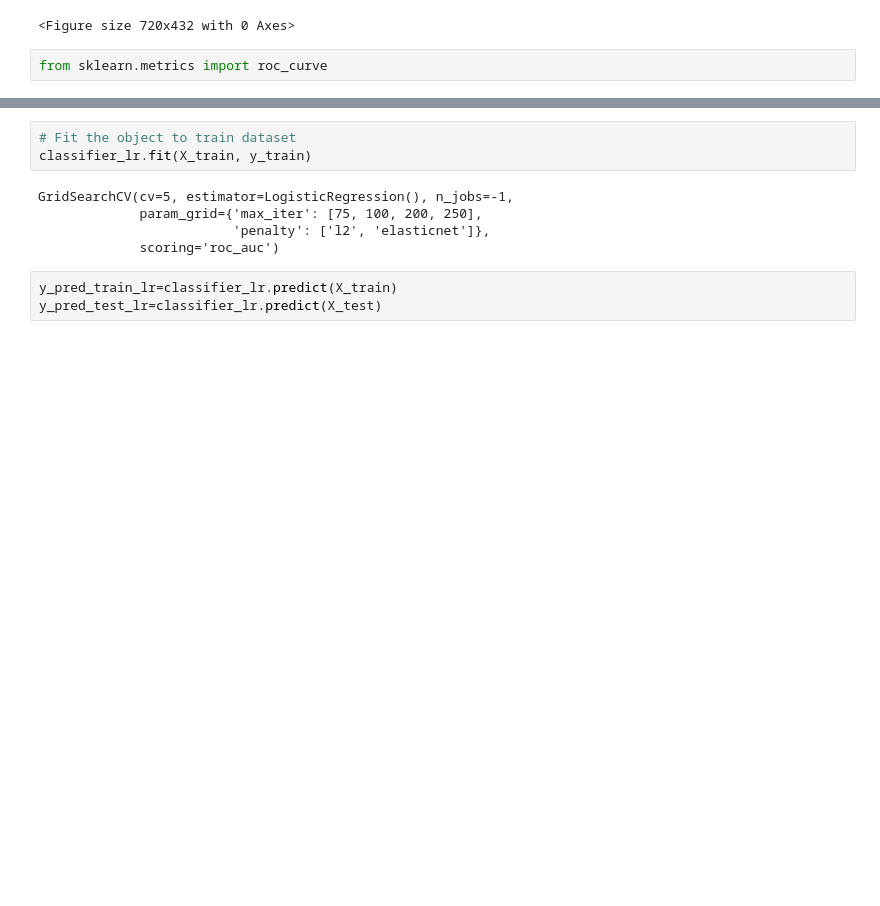
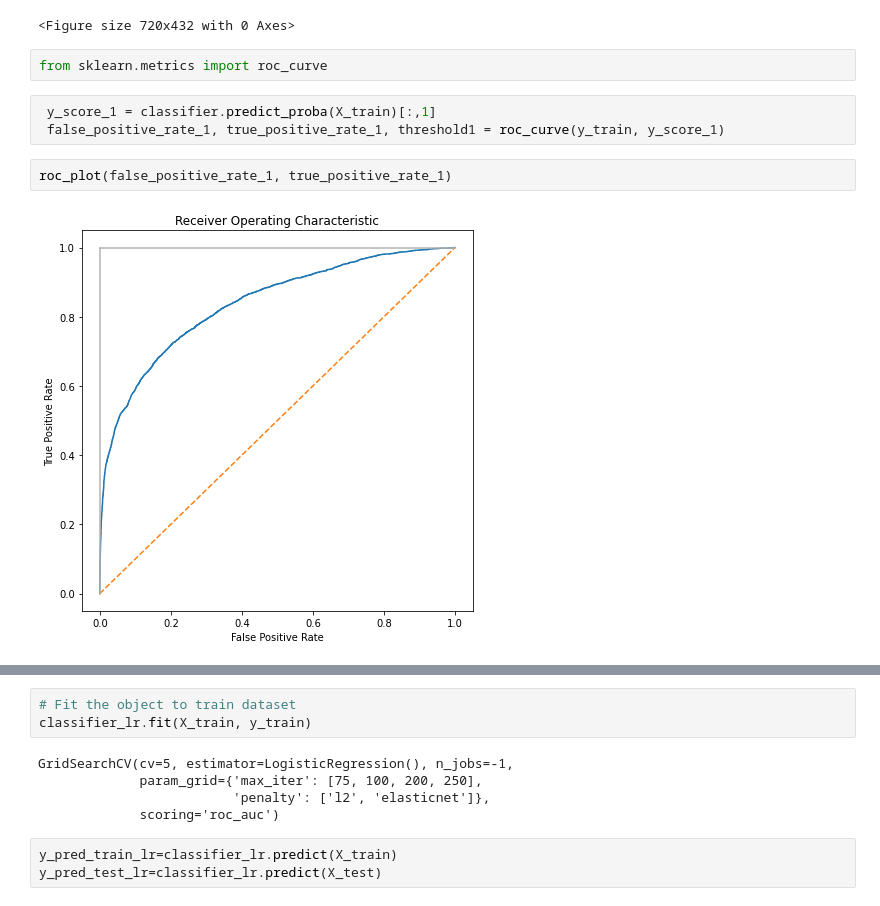
Before and after one commit to shreesha2304/Credit-Card-Default-Prediction, a Jupyter notebook: Credit_Card_Default_Prediction_Capstone_Project.ipynb, the cells around one changed output, grey strips where cells are left out. Saved outputs shown, nothing was run; the diff lists cells and outputs as text; blank space fills up the shorter version.

```diff
--- a/Credit_Card_Default_Prediction_Capstone_Project.ipynb
+++ b/Credit_Card_Default_Prediction_Capstone_Project.ipynb
@@ -785,3 +735,10 @@ confusion_plot(y_pred_train_rf,y_train)
 <Figure size 720x432 with 0 Axes>
 # %%
 from sklearn.metrics import roc_curve
+# %%
+ y_score_1 = classifier.predict_proba(X_train)[:,1]
+ false_positive_rate_1, true_positive_rate_1, threshold1 = roc_curve(y_train, y_score_1)
+# %%
+roc_plot(false_positive_rate_1, true_positive_rate_1)
+# %% [output]
+[figure, added]
```
Also changed, not shown: parts of 76 cells of this notebook.
